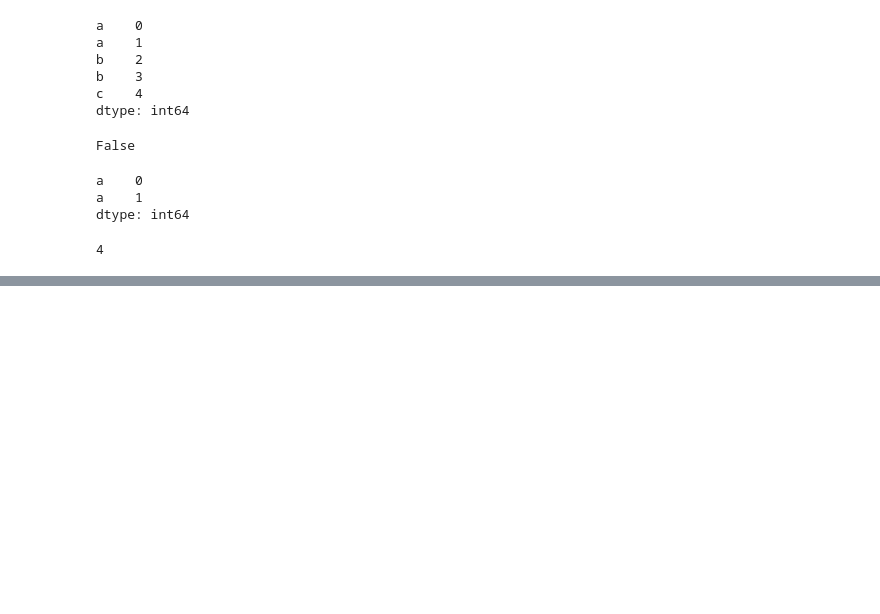
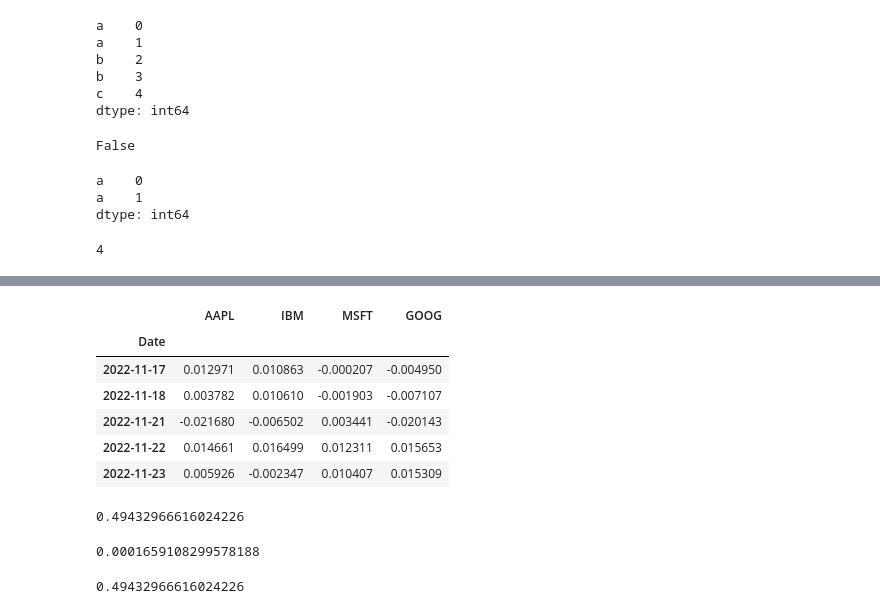
Before and after one commit to saliveja/pandas_study, a Jupyter notebook: python_for_data_analysis.ipynb, the cells around one changed output, grey strips where cells are left out. Cells and saved outputs as stored; diff of their text form; code cells hidden in the pictures; blank space fills up the shorter version.

Commit message:
math practice - variance, covariance and correlation

```diff
--- a/python_for_data_analysis.ipynb
+++ b/python_for_data_analysis.ipynb
@@ -1334,0 +1388,6 @@ dtype: object
+# %%
+all_data = {ticker: web.get_data_yahoo(ticker)
+           for ticker in ['AAPL', 'IBM', 'MSFT', 'GOOG']}
+# %%
+price = pd.DataFrame({ticker: data['Adj Close']
+                     for ticker, data in all_data.items()})
@@ -1334,0 +1397,32 @@ dtype: object
+# %%
+returns = price.pct_change()
+# price changes in percent for 'AAPL', 'IBM' etc
+# %%
+returns.tail()
+# tail return the last five rows
+# One can also specify the number of rows to be displayed
+# n = 12
+# bottom = returns.tail(n = n)
+# %% [output]
+|  | AAPL | IBM | MSFT | GOOG |
+| Date |  |  |  |  |
+| 2022-11-17 | 0.012971 | 0.010863 | -0.000207 | -0.004950 |
+| 2022-11-18 | 0.003782 | 0.010610 | -0.001903 | -0.007107 |
+| 2022-11-21 | -0.021680 | -0.006502 | 0.003441 | -0.020143 |
+| 2022-11-22 | 0.014661 | 0.016499 | 0.012311 | 0.015653 |
+| 2022-11-23 | 0.005926 | -0.002347 | 0.010407 | 0.015309 |
+# %%
+returns['MSFT'].corr(returns['IBM'])
+# compares/correlation between MSFT and IBM
+# returns percent in decimal form
+# %% [output]
+0.49432966616024226
+# %%
+returns['MSFT'].cov(returns['IBM'])
+# %% [output]
+0.0001659108299578188
+# %%
+returns.MSFT.corr(returns.IBM)
+# MSFT Python attribute so the syntax can also be written like this
+# %% [output]
+0.49432966616024226
```
Also changed, not shown: parts of 50 cells of this notebook, 1 other file.
